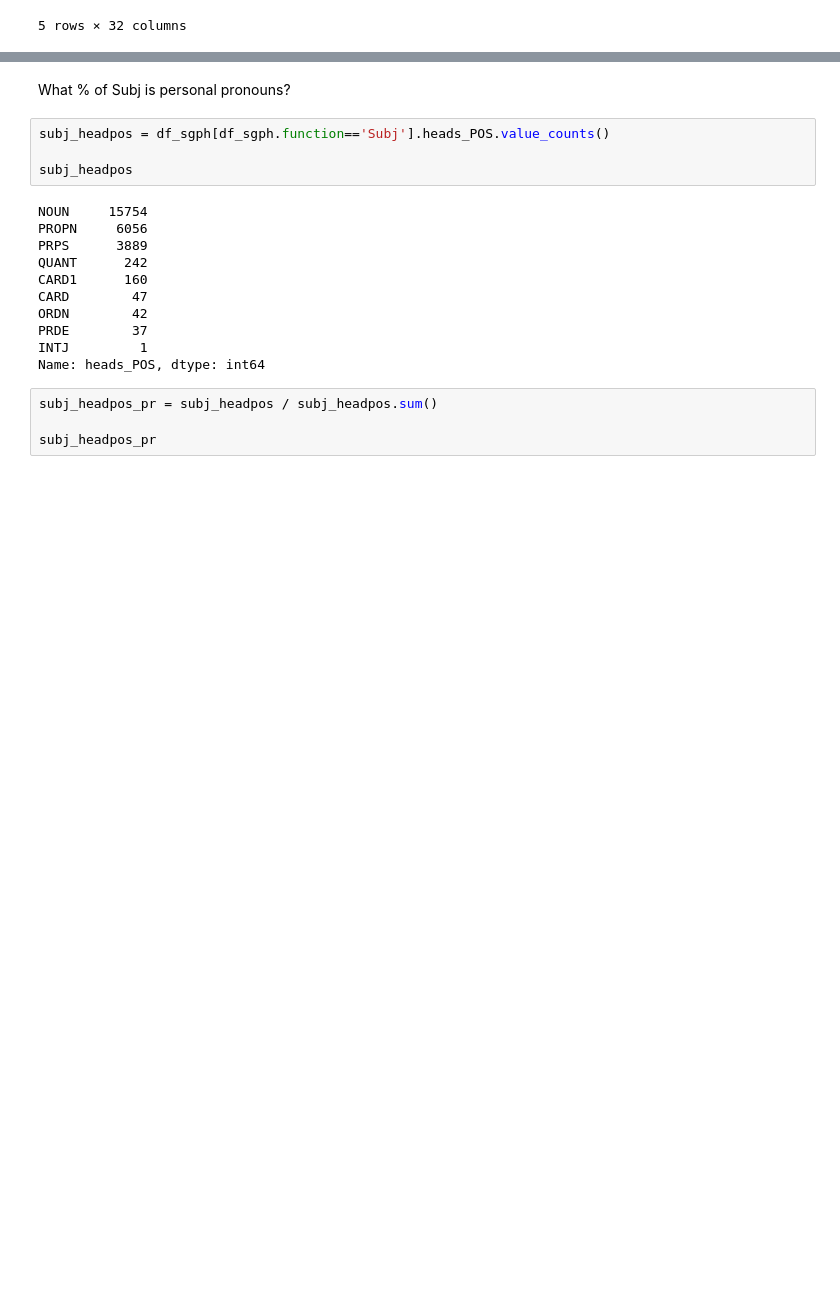
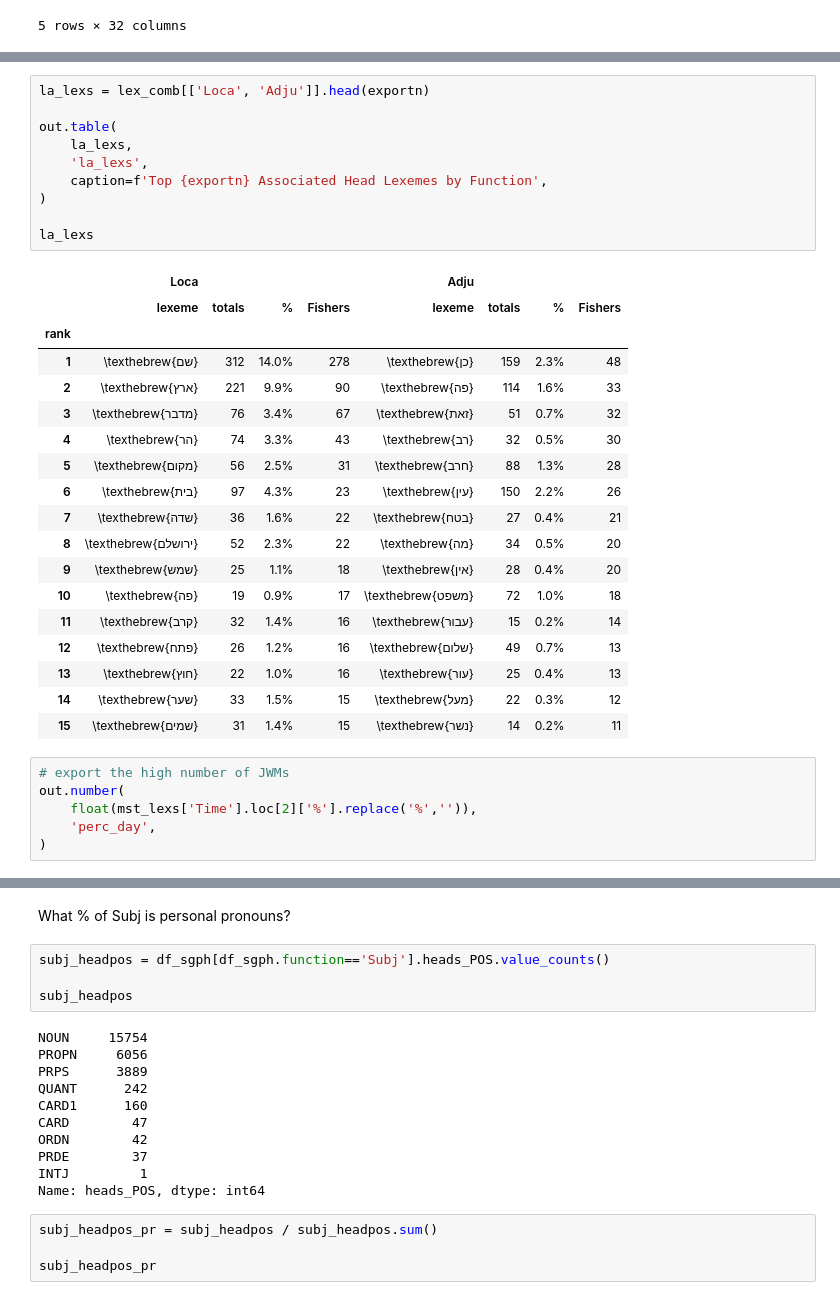
Before and after one commit to CambridgeSemiticsLab/BH_time_collocations, a Jupyter notebook: workflow/notebooks/analysis/head_association.ipynb, the cells around one changed output, grey strips where cells are left out. Drawn from its saved outputs; the diff is of its cells as text; blank space fills up the shorter version.

```diff
--- a/workflow/notebooks/analysis/head_association.ipynb
+++ b/workflow/notebooks/analysis/head_association.ipynb
@@ -528,0 +569,35 @@ mst_lexs
+# %%
+la_lexs = lex_comb[['Loca', 'Adju']].head(exportn)
+
+out.table(
+    la_lexs,
+    'la_lexs',
+    caption=f'Top {exportn} Associated Head Lexemes by Function',
+)
+
+la_lexs
+# %% [output]
+|  | Loca |  |  |  | Adju |  |  |  |
+|  | lexeme | totals | % | Fishers | lexeme | totals | % | Fishers |
+| rank |  |  |  |  |  |  |  |  |
+| 1 | \texthebrew{שם} | 312 | 14.0% | 278 | \texthebrew{כן} | 159 | 2.3% | 48 |
+| 2 | \texthebrew{ארץ} | 221 | 9.9% | 90 | \texthebrew{פה} | 114 | 1.6% | 33 |
+| 3 | \texthebrew{מדבר} | 76 | 3.4% | 67 | \texthebrew{זאת} | 51 | 0.7% | 32 |
+| 4 | \texthebrew{הר} | 74 | 3.3% | 43 | \texthebrew{רב} | 32 | 0.5% | 30 |
+| 5 | \texthebrew{מקום} | 56 | 2.5% | 31 | \texthebrew{חרב} | 88 | 1.3% | 28 |
+| 6 | \texthebrew{בית} | 97 | 4.3% | 23 | \texthebrew{עין} | 150 | 2.2% | 26 |
+| 7 | \texthebrew{שדה} | 36 | 1.6% | 22 | \texthebrew{בטח} | 27 | 0.4% | 21 |
+| 8 | \texthebrew{ירושלם} | 52 | 2.3% | 22 | \texthebrew{מה} | 34 | 0.5% | 20 |
+| 9 | \texthebrew{שמש} | 25 | 1.1% | 18 | \texthebrew{אין} | 28 | 0.4% | 20 |
+| 10 | \texthebrew{פה} | 19 | 0.9% | 17 | \texthebrew{משפט} | 72 | 1.0% | 18 |
+| 11 | \texthebrew{קרב} | 32 | 1.4% | 16 | \texthebrew{עבור} | 15 | 0.2% | 14 |
+| 12 | \texthebrew{פתח} | 26 | 1.2% | 16 | \texthebrew{שלום} | 49 | 0.7% | 13 |
+| 13 | \texthebrew{חוץ} | 22 | 1.0% | 16 | \texthebrew{עור} | 25 | 0.4% | 13 |
+| 14 | \texthebrew{שער} | 33 | 1.5% | 15 | \texthebrew{מעל} | 22 | 0.3% | 12 |
+| 15 | \texthebrew{שמים} | 31 | 1.4% | 15 | \texthebrew{נשר} | 14 | 0.2% | 11 |
+# %%
+# export the high number of JWMs
+out.number(
+    float(mst_lexs['Time'].loc[2]['%'].replace('%','')),
+    'perc_day',
+)
```
Also changed, not shown: parts of 15 cells of this notebook, 10 other files.
